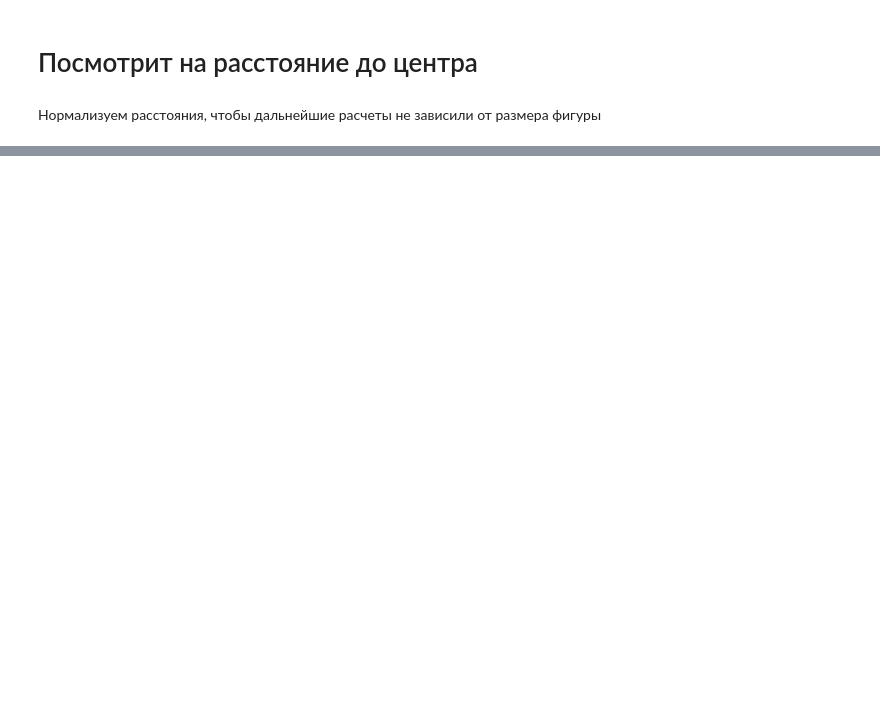
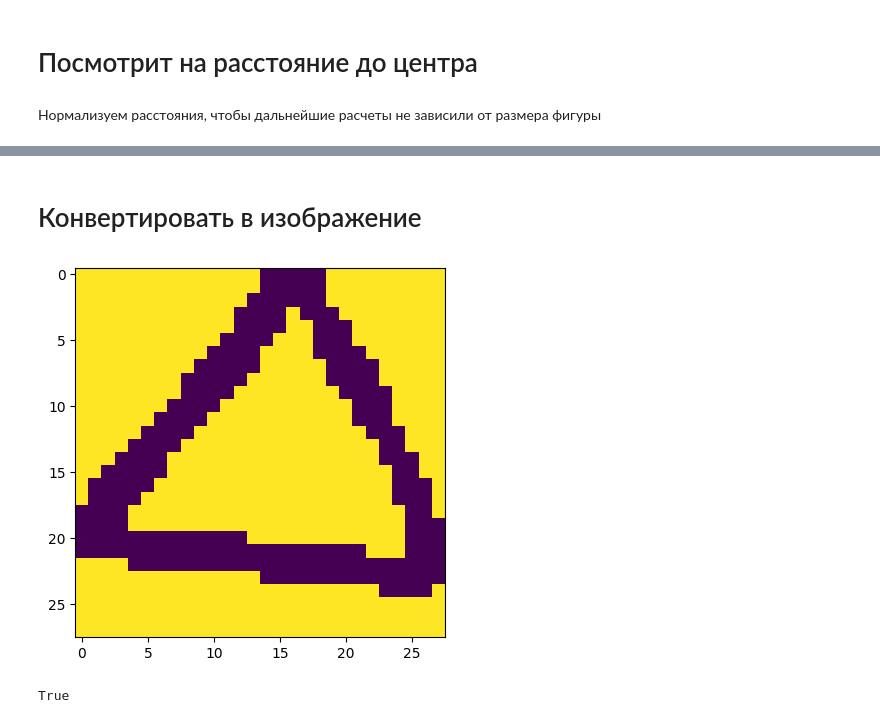
Before and after one commit to AndreyStlnzh/Figure-Recognition, a Jupyter notebook: main.ipynb, the cells around one changed output, grey strips where cells are left out. Cells and saved outputs as stored; diff of their text form; code cells hidden in the pictures; blank space fills up the shorter version.

```diff
--- a/main.ipynb
+++ b/main.ipynb
@@ -44,0 +53,21 @@ plt.show()
+# %% [markdown]
+# Конвертировать в изображение
+# %%
+import cv2
+def convert_to_image(figure, center):
+    res_figure, _ = normalization(figure, center, integer=True)
+    blank_image = np.zeros((WIDTH, WIDTH), np.uint8)
+    blank_image[:, :] = 255
+    for i in range(len(res_figure) - 1):
+        cv2.line(blank_image, res_figure[i], res_figure[i+1], 0, 2)
+    return blank_image
+
+blank_image = convert_to_image(figure, center)
+plt.imshow(blank_image)
+plt.show()
+# %% [output]
+[figure, added]
+# %%
+cv2.imwrite("da.jpg", blank_image)
+# %% [output]
+True
```
Also changed, not shown: parts of 6 cells of this notebook, 4 other files.
